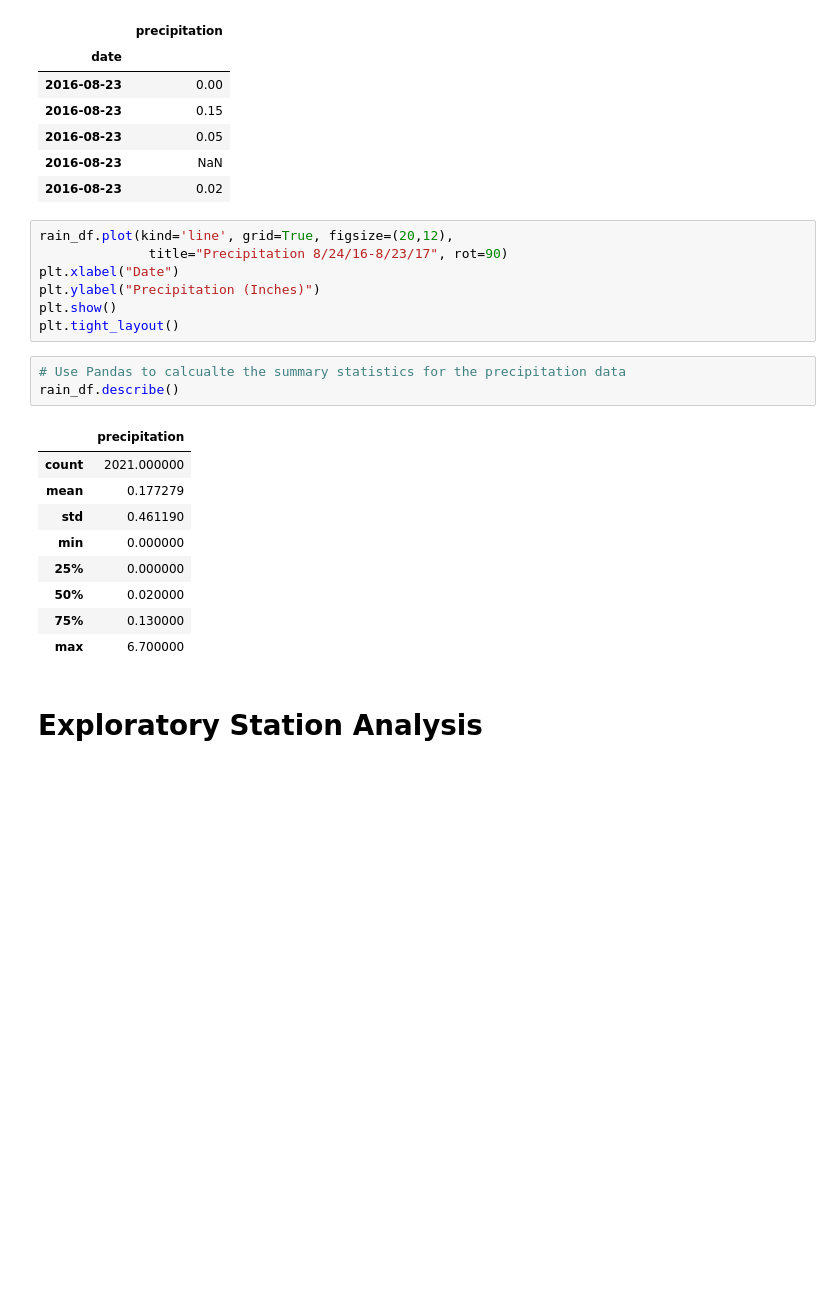
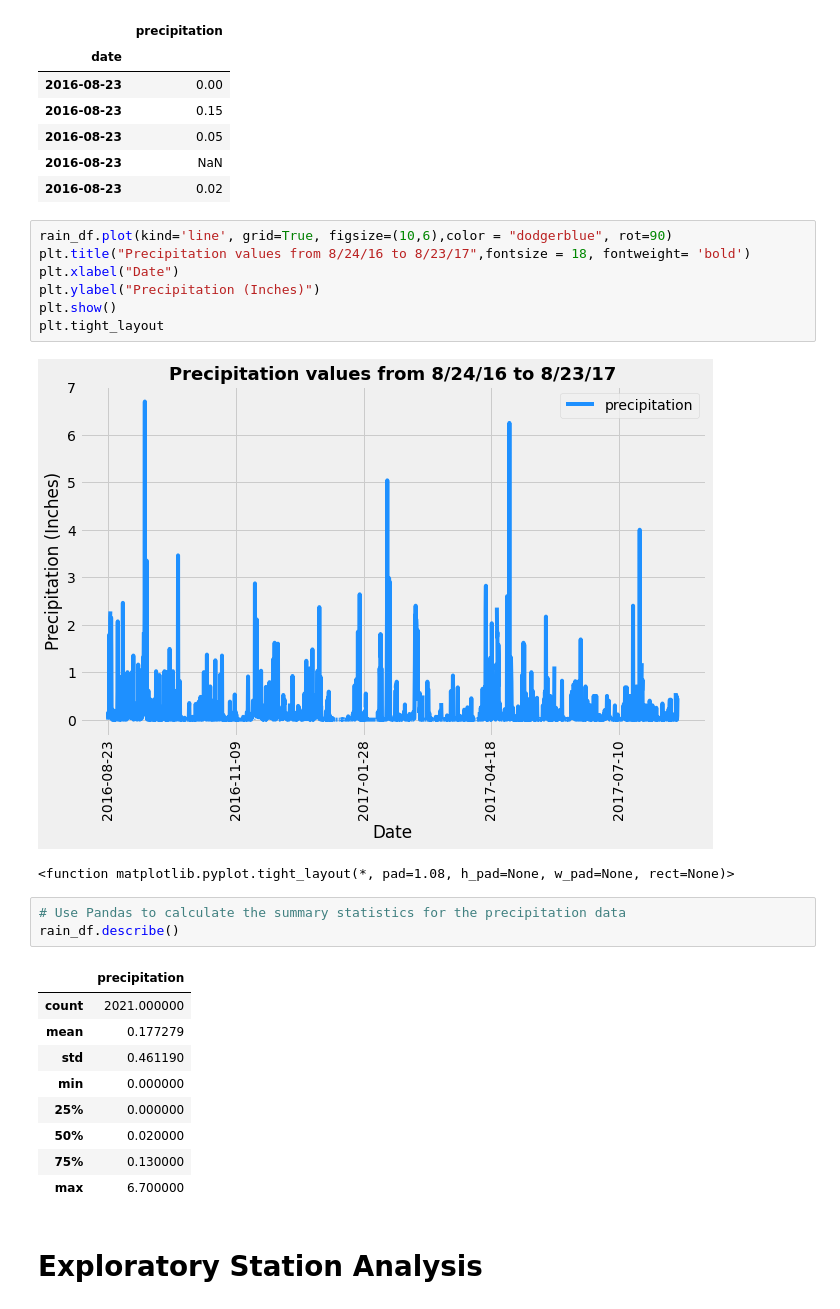
Before and after one commit to mgeffroy/sqlalchemy-challenge, a Jupyter notebook: climate.ipynb, the cells around one changed output. Cells and saved outputs as stored; diff of their text form; blank space fills up the shorter version.

Commit message:
Final graph

```diff
--- a/climate.ipynb
+++ b/climate.ipynb
@@ -100,14 +100,17 @@ rain_df.sort_index(inplace =True, ascending =True )
 | 2016-08-23 | NaN |
 | 2016-08-23 | 0.02 |
 # %%
-rain_df.plot(kind='line', grid=True, figsize=(20,12),
-              title="Precipitation 8/24/16-8/23/17", rot=90)
+rain_df.plot(kind='line', grid=True, figsize=(10,6),color = "dodgerblue", rot=90)
+plt.title("Precipitation values from 8/24/16 to 8/23/17",fontsize = 18, fontweight= 'bold')
 plt.xlabel("Date")
 plt.ylabel("Precipitation (Inches)")
 plt.show()
-plt.tight_layout()
+plt.tight_layout
+# %% [output]
+[figure, added]
+<function matplotlib.pyplot.tight_layout(*, pad=1.08, h_pad=None, w_pad=None, rect=None)>
 # %%
-# Use Pandas to calcualte the summary statistics for the precipitation data
+# Use Pandas to calculate the summary statistics for the precipitation data
 rain_df.describe()
 # %% [output]
 |  | precipitation |
```
